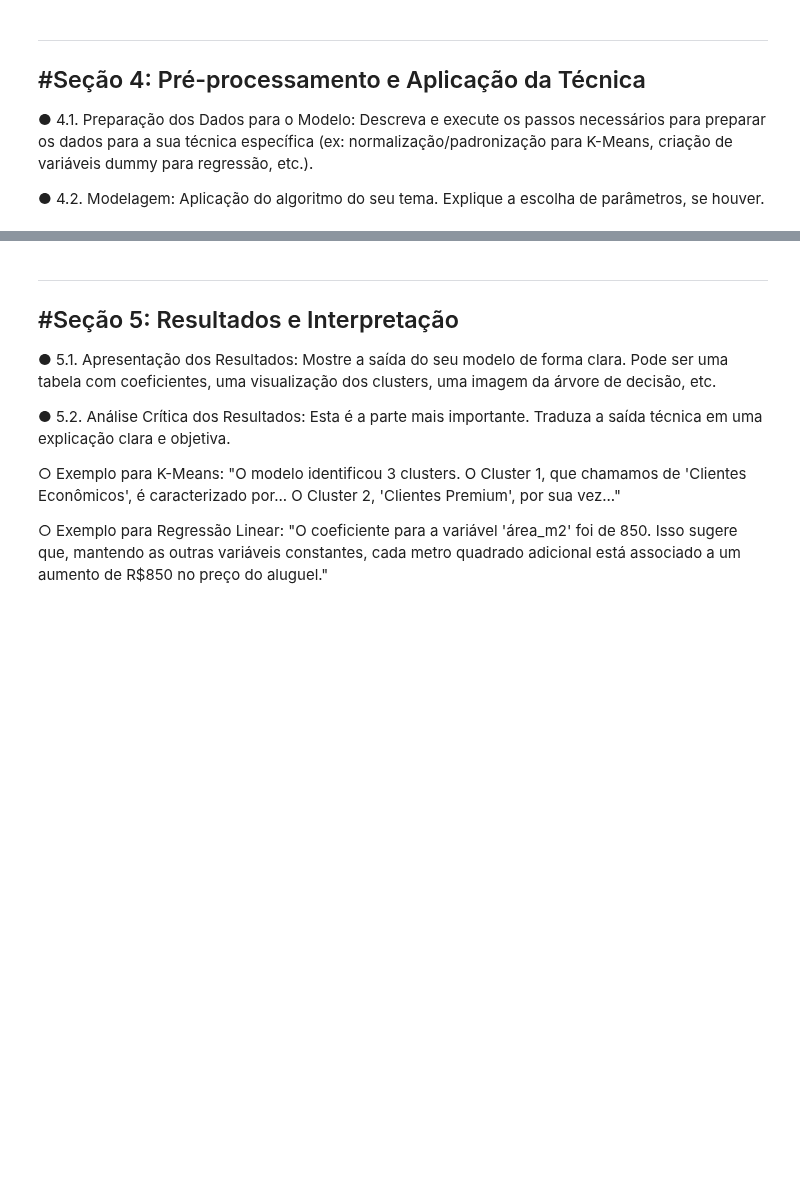
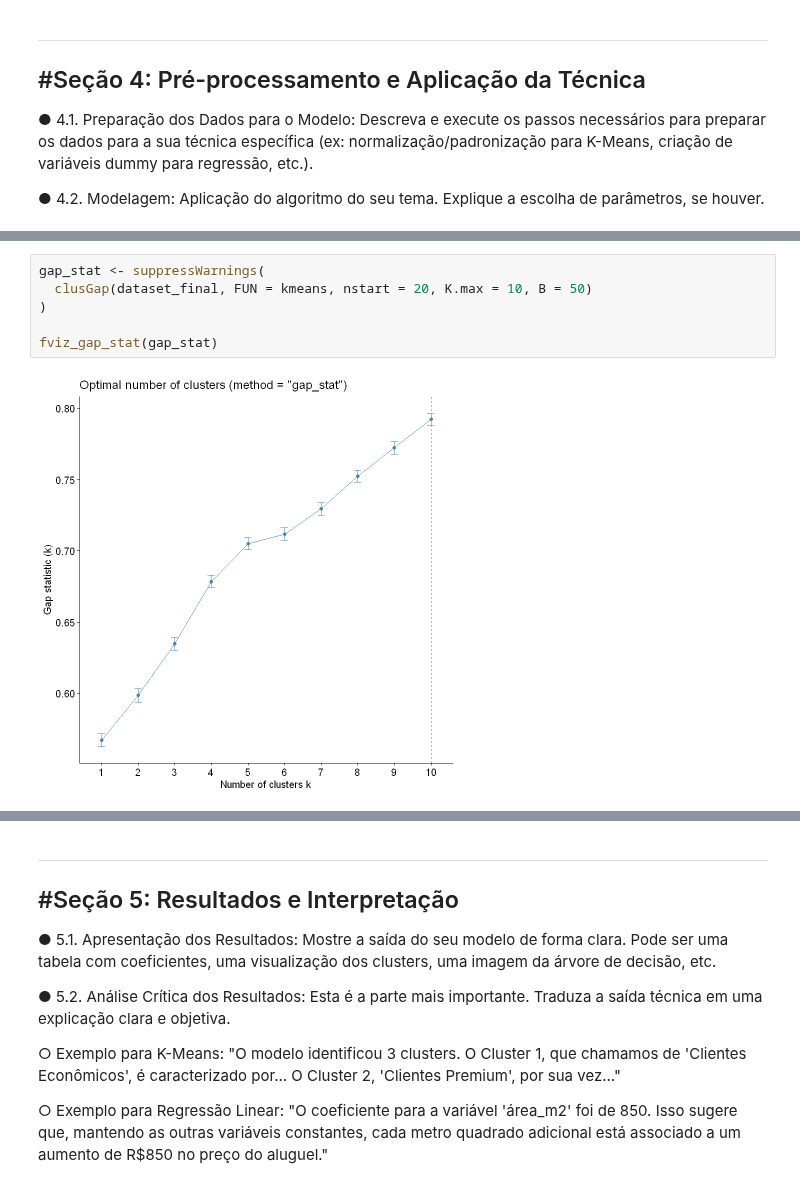
Before and after one commit to ThAlvesM/Kmean_2026-1, a Jupyter notebook: Kmean_2026-1.ipynb, the cells around one changed output, grey strips where cells are left out. Cells and saved outputs as stored; diff of their text form; blank space fills up the shorter version.

```diff
--- a/Kmean_2026-1.ipynb
+++ b/Kmean_2026-1.ipynb
@@ -682,0 +711,8 @@ scree_plot +
+# %%
+gap_stat <- suppressWarnings(
+  clusGap(dataset_final, FUN = kmeans, nstart = 20, K.max = 10, B = 50)
+)
+
+fviz_gap_stat(gap_stat)
+# %% [output]
+[figure, added]
```
Also changed, not shown: parts of 32 cells of this notebook, 3 other files.
